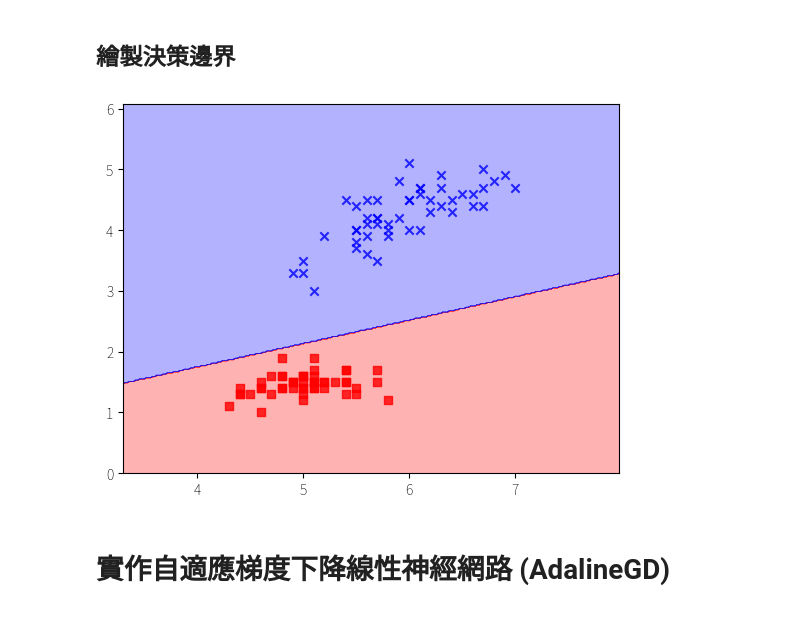
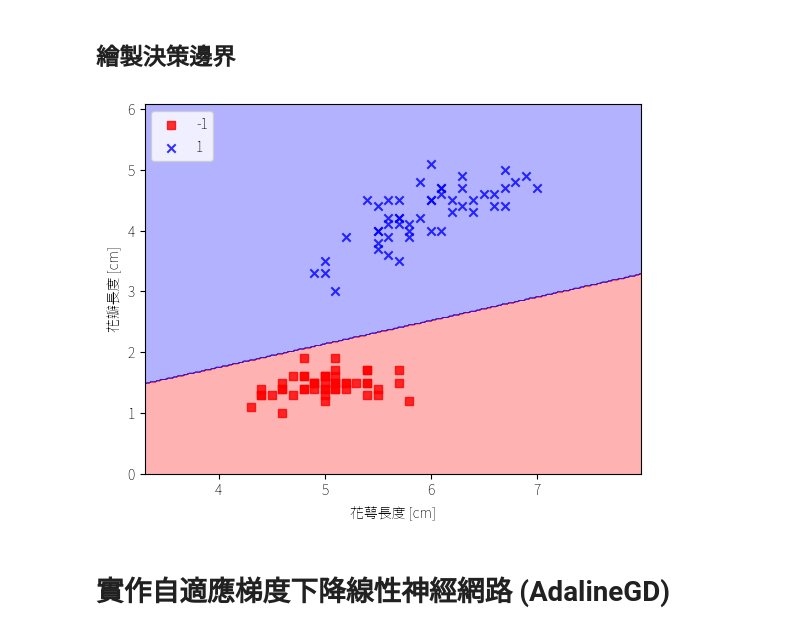
Before and after one commit to wenwen357951/ai_course_2023, a Jupyter notebook: notebooks/01_Machine_Learning_Classification.ipynb, the cells around one changed output. Cells and saved outputs as stored; diff of their text form; code cells hidden in the pictures.

```diff
--- a/notebooks/01_Machine_Learning_Classification.ipynb
+++ b/notebooks/01_Machine_Learning_Classification.ipynb
@@ -178,8 +177,10 @@ plt.show()
 # 匯入 matplotlib 的顏色映射清單
 from matplotlib.colors import ListedColormap
 
-def plot_decision_regions(x, y, classifier, resoultion=0.02):
-    # 設定標記顏色
+
+# 實作繪製決策邊界區域副程式
+def plot_decision_regions(x, y, classifier, resolution=0.02):
+    # 設定標記和顏色
     markers = ('s', 'x', 'o', '^', 'v')
     colors = ('red', 'blue', 'lightgreen', 'gray', 'cyan')
     cmap = ListedColormap(colors[:len(np.unique(y))])
@@ -187,32 +188,36 @@ def plot_decision_regions(x, y, classifier, resoultion=0.02):
     # 繪製決策邊界
     x1_min, x1_max = x[:, 0].min() - 1, x[:, 0].max() + 1
     x2_min, x2_max = x[:, 1].min() - 1, x[:, 1].max() + 1
-    xx1, xx2 = np.meshgrid(np.arange(x1_min, x1_max, resoultion),
-                           np.arange(x2_min, x2_max, resoultion))
+    xx1, xx2 = np.meshgrid(np.arange(x1_min, x1_max, resolution),
+                           np.arange(x2_min, x2_max, resolution))
     z = classifier.predict(np.array([xx1.ravel(), xx2.ravel()]).T)
     z = z.reshape(xx1.shape)
-
     plt.contourf(xx1, xx2, z, alpha=0.3, cmap=cmap)
     plt.xlim(xx1.min(), xx1.max())
     plt.ylim(xx2.min(), xx2.max())
 
-    for idx, class_name in enumerate(np.unique(y)):
-        plt.scatter(
-            x=x[y == class_name, 0],
-            y=x[y == class_name, 1],
-            alpha=0.8,
-            c=colors[idx],
-            marker=markers[idx],
-            label=class_name
-        )
+
+    # 繪製訓練資料點
+    for idx, cl in enumerate(np.unique(y)):
+        plt.scatter(x=x[y == cl, 0],
+                    y=x[y == cl, 1],
+                    alpha=0.8,
+                    c=colors[idx],
+                    marker=markers[idx],
+                    label=cl)
 # %% [markdown]
 ## 繪製決策邊界
 # %%
 # 繪製決策邊界
-plot_decision_regions(x_train, y_label, ppn)
+plot_decision_regions(x_train, y_label, classifier=ppn)
+
+plt.xlabel('花萼長度 [cm]')
+plt.ylabel('花瓣長度 [cm]')
+plt.legend(loc='upper left')
+
 plt.show()
 # %% [output]
-[figure, old version]
+[figure, new version]
 # %% [markdown]
 # 實作自適應梯度下降線性神經網路 (AdalineGD)
 # %%
```
Also changed, not shown: parts of 8 cells of this notebook, 1 other file.
